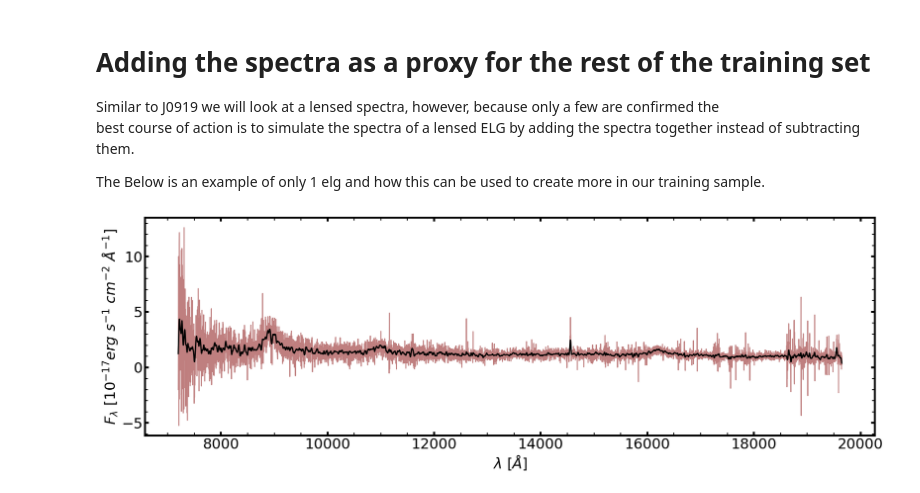
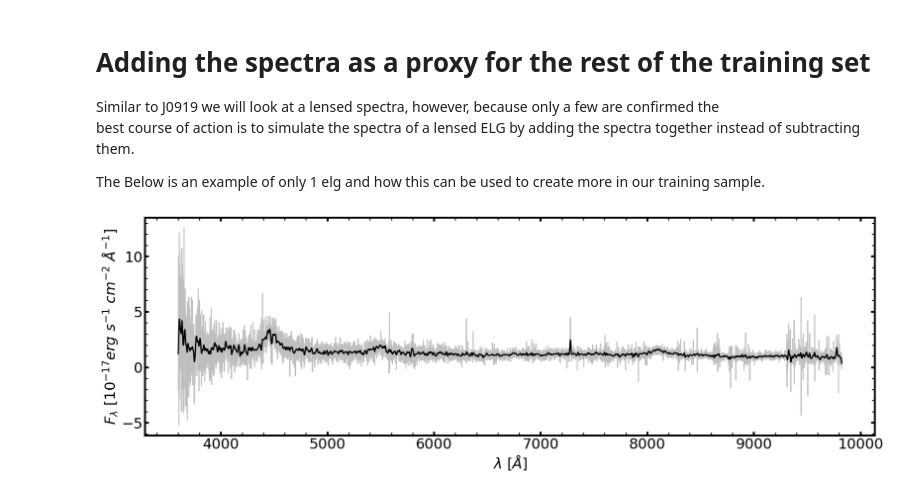
Before and after one commit to emcarthur123/QSL-ML, a Jupyter notebook: DESI_edr.ipynb, the cells around one changed output. Saved outputs shown, nothing was run; the diff lists cells and outputs as text; code cells hidden in the pictures.

Commit message:
Corrected lensing example plot, wavelengthys should not be added.

```diff
--- a/DESI_edr.ipynb
+++ b/DESI_edr.ipynb
@@ -583,16 +583,16 @@ The Below is an example of only 1 elg and how this can be used to create more in
 # %%
 plt.figure(figsize = (20, 6))
 
 Added_flux = flam_primary_elg + flam_primary
-Added_Wave = lam_primary_elg + lam_primary
 
-plt.plot(Added_Wave, Added_flux, color = 'maroon', alpha = 0.5)
+plt.plot(lam_primary_elg, Added_flux, color = 'gray', alpha = 0.5)
 # Over-plotting smoothed spectra in black
-plt.plot(Added_Wave, convolve(Added_flux, Gaussian1DKernel(5)), color = 'k', lw = 2.0)
+plt.plot(lam_primary_elg, convolve(Added_flux, Gaussian1DKernel(5)), color = 'k', lw = 2.0)
+
 
 plt.xlabel('$\lambda$ [$\AA$]')
 plt.ylabel('$F_{\lambda}$ [$10^{-17} erg\ s^{-1}\ cm^{-2}\ \AA^{-1}$]')
 plt.savefig('Lense_example')
 plt.show()
 # %% [output]
-[figure, old version]
+[figure, new version]
```
